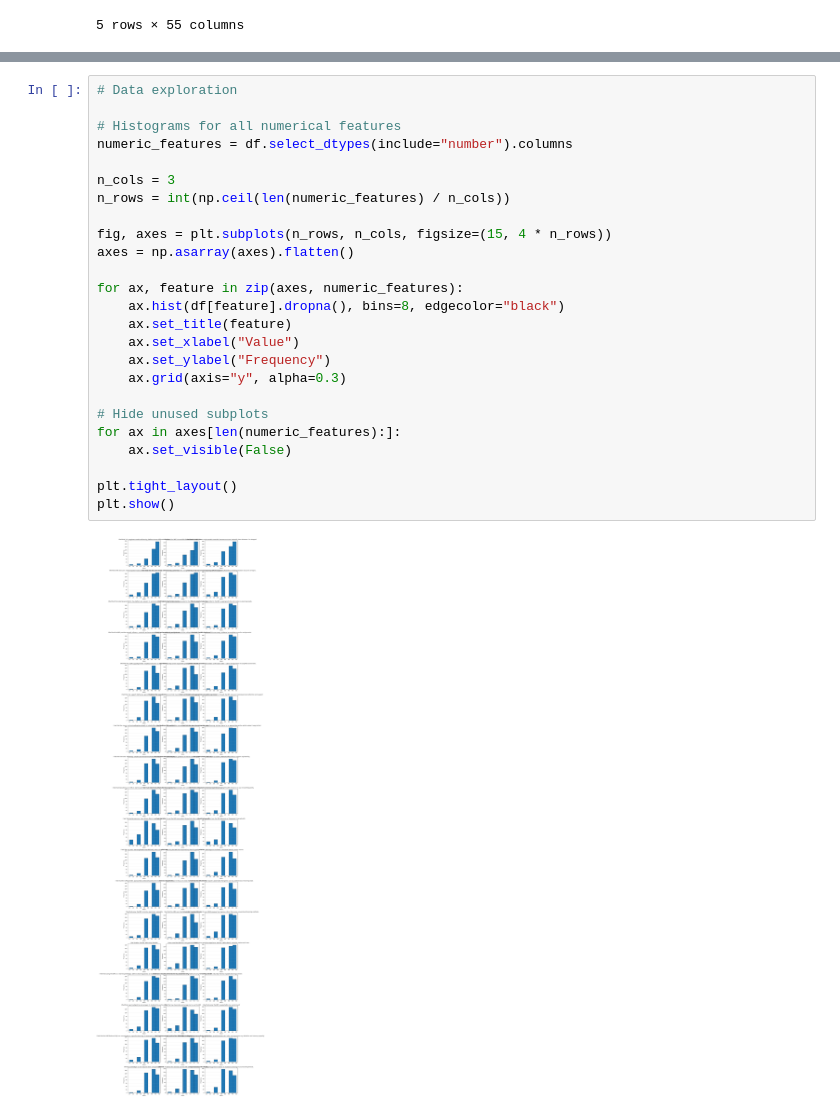
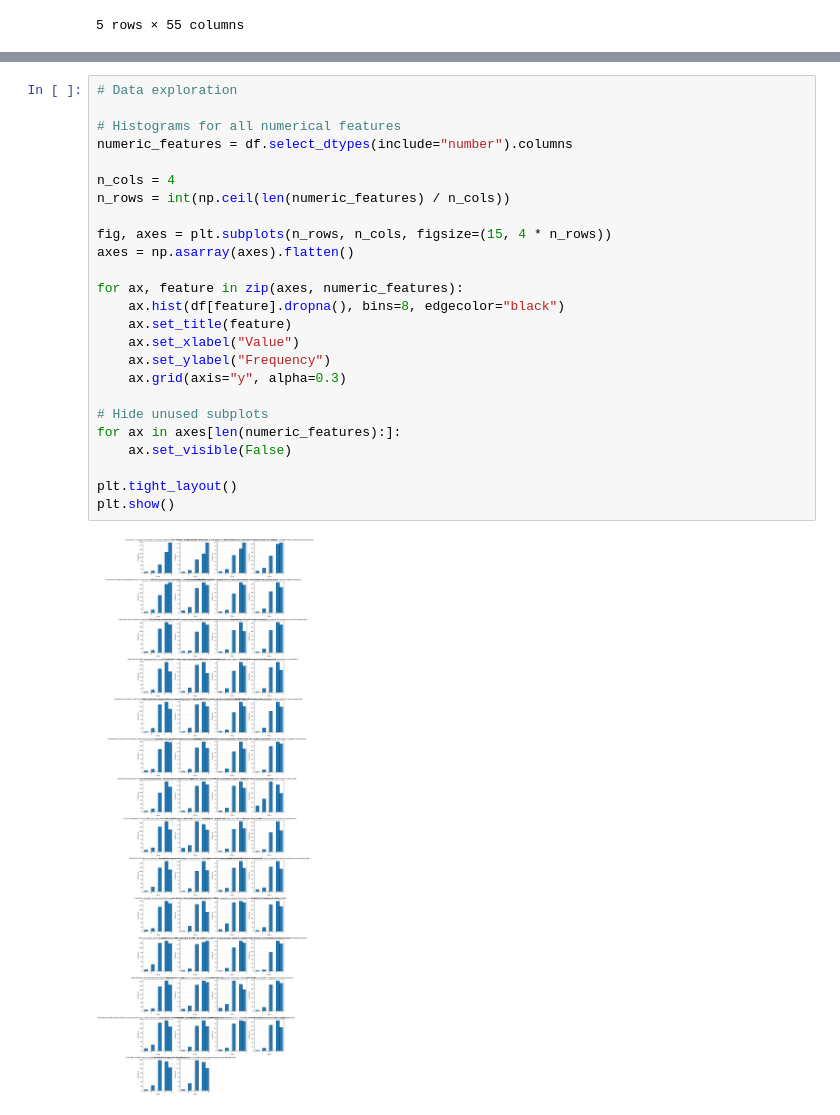
Before and after one commit to Guebco/CAS_ADS_2026_Guebco, a Jupyter notebook: Example_Datasets_Playground/UTAUT_Data_Indonesia.ipynb, the cells around one changed output, grey strips where cells are left out. Drawn from its saved outputs; the diff is of its cells as text.

```diff
--- a/Example_Datasets_Playground/UTAUT_Data_Indonesia.ipynb
+++ b/Example_Datasets_Playground/UTAUT_Data_Indonesia.ipynb
@@ -36,27 +58,27 @@ df.head()
 # %%
 # Data exploration
 
 # Histograms for all numerical features
 numeric_features = df.select_dtypes(include="number").columns
 
-n_cols = 3
+n_cols = 4
 n_rows = int(np.ceil(len(numeric_features) / n_cols))
 
 fig, axes = plt.subplots(n_rows, n_cols, figsize=(15, 4 * n_rows))
 axes = np.asarray(axes).flatten()
 
 for ax, feature in zip(axes, numeric_features):
     ax.hist(df[feature].dropna(), bins=8, edgecolor="black")
     ax.set_title(feature)
     ax.set_xlabel("Value")
     ax.set_ylabel("Frequency")
     ax.grid(axis="y", alpha=0.3)
 
 # Hide unused subplots
 for ax in axes[len(numeric_features):]:
     ax.set_visible(False)
 
 plt.tight_layout()
 plt.show()
 # %% [output]
-[figure, old version]
+[figure, new version]
```
Also changed, not shown: parts of 1 cell of this notebook, 8 other files.
